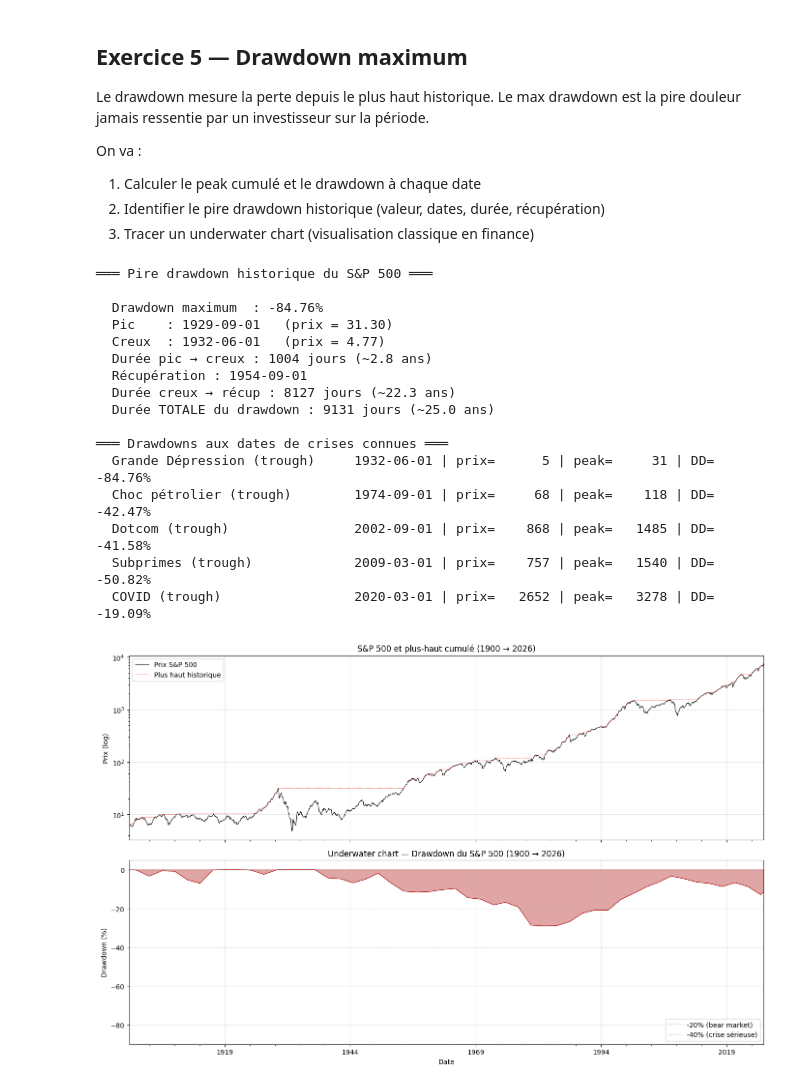
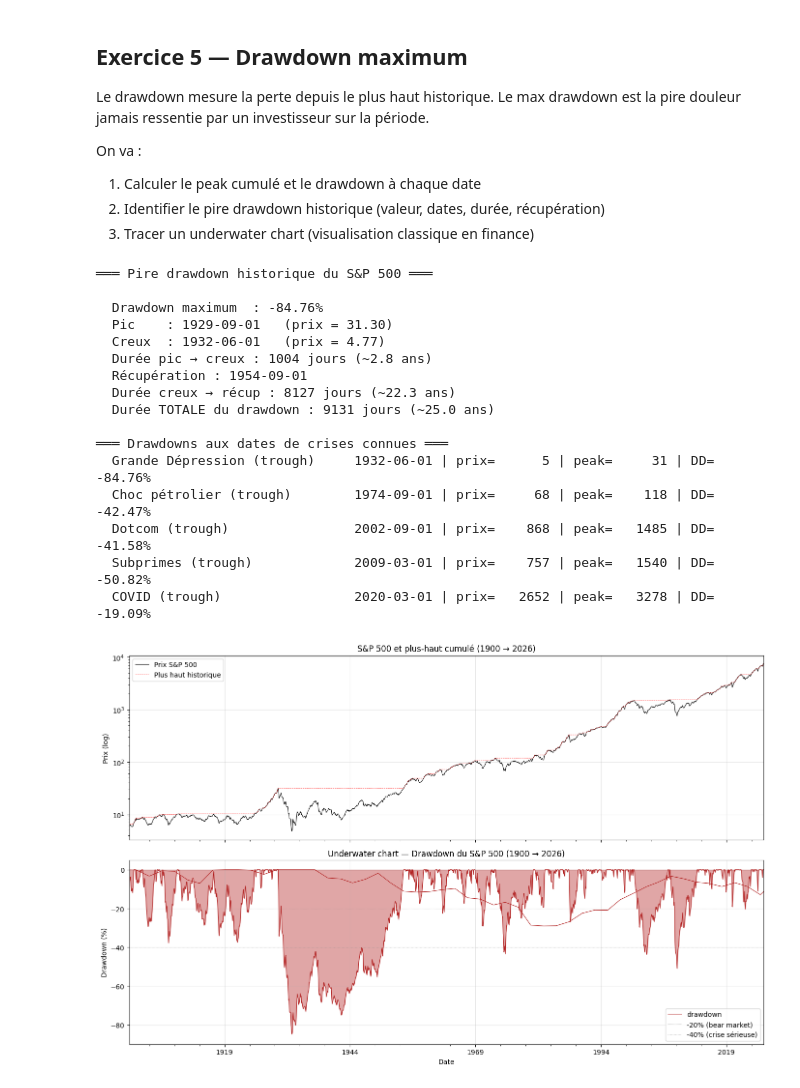
Before and after one commit to Louan-code/quant-research-platform, a Jupyter notebook: notebooks/02_pandas_basics.ipynb, the cells around one changed output. Drawn from its saved outputs; the diff is of its cells as text; code cells hidden in the pictures.

```diff
--- a/notebooks/02_pandas_basics.ipynb
+++ b/notebooks/02_pandas_basics.ipynb
@@ -520,7 +520,9 @@ axes[0].legend(loc='upper left')
 axes[0].grid(True, alpha=0.3)
 
 # ─── Panneau du bas : underwater chart ───
-axes[1].fill_between(sp_long.index, sp_long['drawdown']*100, 0,
+# Au lieu de axes[1].fill_between(...)
+sp_long['drawdown'].mul(100).plot(ax=axes[1], color='firebrick', linewidth=0.8)
+axes[1].fill_between(sp_long.index, sp_long['drawdown'].values*100, 0,
                      color='firebrick', alpha=0.4)
 axes[1].plot(sp_long.index, sp_long['drawdown']*100,
              color='firebrick', linewidth=0.8)
@@ -544,31 +546,31 @@ for date, (nom, dd) in crises_annot.items():
                      xytext=(0, -18), textcoords='offset points',
                      ha='center', fontsize=8, color='darkred',
                      arrowprops=dict(arrowstyle='->', color='darkred', alpha=0.6))
 
 axes[1].set_title('Underwater chart — Drawdown du S&P 500 (1900 → 2026)')
 axes[1].set_ylabel('Drawdown (%)')
 axes[1].set_xlabel('Date')
 axes[1].legend(loc='lower right')
 axes[1].grid(True, alpha=0.3)
 axes[1].set_ylim(-90, 5)   # forcer l'axe pour voir 1932
 
 plt.tight_layout()
 plt.show()
 # %% [output]
 ═══ Pire drawdown historique du S&P 500 ═══
 
   Drawdown maximum  : -84.76%
   Pic    : 1929-09-01   (prix = 31.30)
   Creux  : 1932-06-01   (prix = 4.77)
   Durée pic → creux : 1004 jours (~2.8 ans)
   Récupération : 1954-09-01
   Durée creux → récup : 8127 jours (~22.3 ans)
   Durée TOTALE du drawdown : 9131 jours (~25.0 ans)
 
 ═══ Drawdowns aux dates de crises connues ═══
   Grande Dépression (trough)     1932-06-01 | prix=      5 | peak=     31 | DD= -84.76%
   Choc pétrolier (trough)        1974-09-01 | prix=     68 | peak=    118 | DD= -42.47%
   Dotcom (trough)                2002-09-01 | prix=    868 | peak=   1485 | DD= -41.58%
   Subprimes (trough)             2009-03-01 | prix=    757 | peak=   1540 | DD= -50.82%
   COVID (trough)                 2020-03-01 | prix=   2652 | peak=   3278 | DD= -19.09%
-[figure, old version]
+[figure, new version]
```
Also changed, not shown: parts of 2 cells of this notebook, 1 other file.
